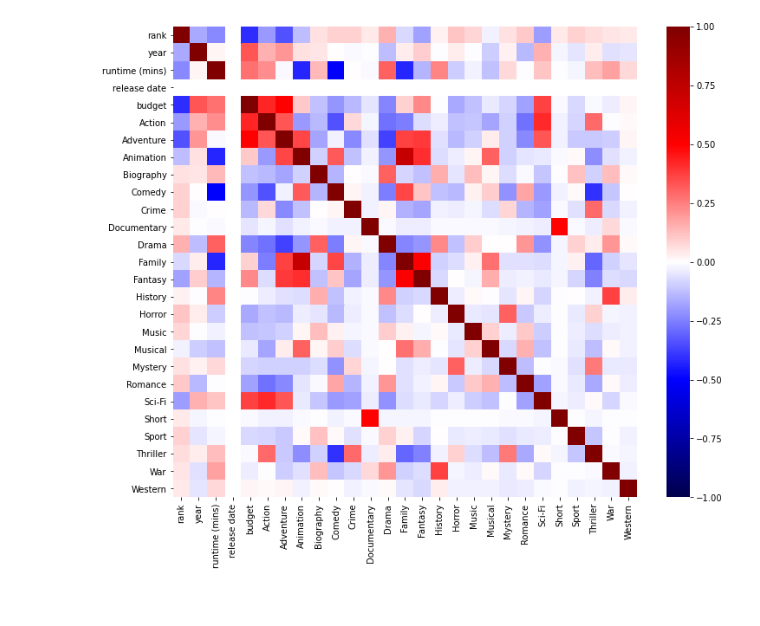
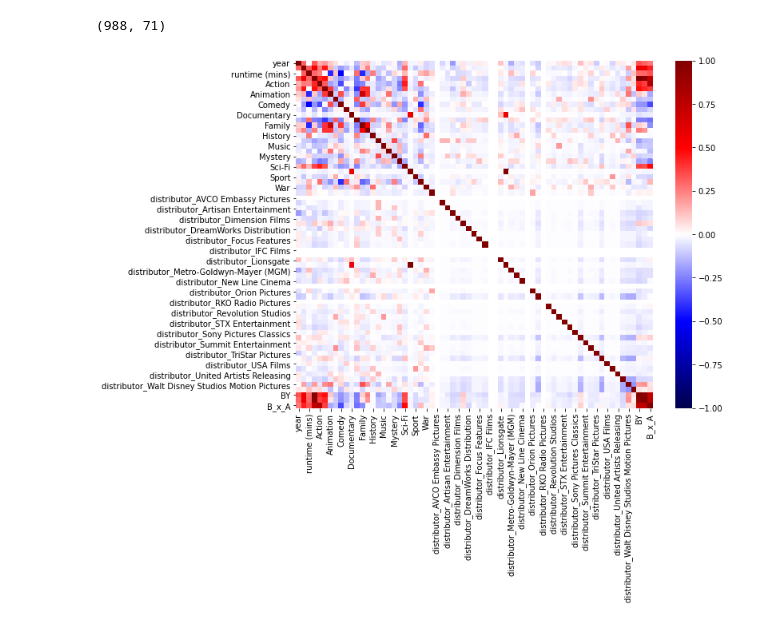
Before and after one commit to sperez426/regression_project, a Jupyter notebook: reg_model.ipynb, the cells around one changed output. Saved outputs shown, nothing was run; the diff lists cells and outputs as text; code cells hidden in the pictures.

```diff
--- a/reg_model.ipynb
+++ b/reg_model.ipynb
@@ -4,5 +6,10 @@ import numpy as np
 # %%
-df = pd.read_csv('web_scraping_final.csv')
+df = pd.read_csv('copy_web_scraping_final.csv')
+# %%
+#df.info()
+df.shape
+# %% [output]
+(988, 71)
 # %%
 from sklearn.model_selection import train_test_split
 from sklearn.linear_model import LinearRegression, Ridge
@@ -11,13 +18,11 @@ from sklearn.preprocessing import StandardScaler, PolynomialFeatures
 lm = LinearRegression()
 
 #drop 'lifetime_gross' because that is the target (y value) value
-X, y = df.drop(['lifetime_gross', 'domestic total gross', 'rating','distributor','title','link_stub','key_0','genre'], axis=1), df['lifetime_gross']
+X, y = df.drop(['lifetime_gross', 'rank', 'release date','title','link_stub','key_0','genre'], axis=1), df['lifetime_gross']
 # %%
-import seaborn as sns
-import matplotlib.pyplot as plt
-
-plt.subplots(figsize=(12,10))
+#heatmap
+plt.subplots(figsize=(10,8))
 sns.heatmap(X.corr(), cmap="seismic", vmin=-1, vmax=1);
 plt.savefig("movie_features_heatmap.png")
 # %% [output]
-[figure, old version]
+[figure, new version]
```
Also changed, not shown: parts of 21 cells of this notebook, 1 other file.
